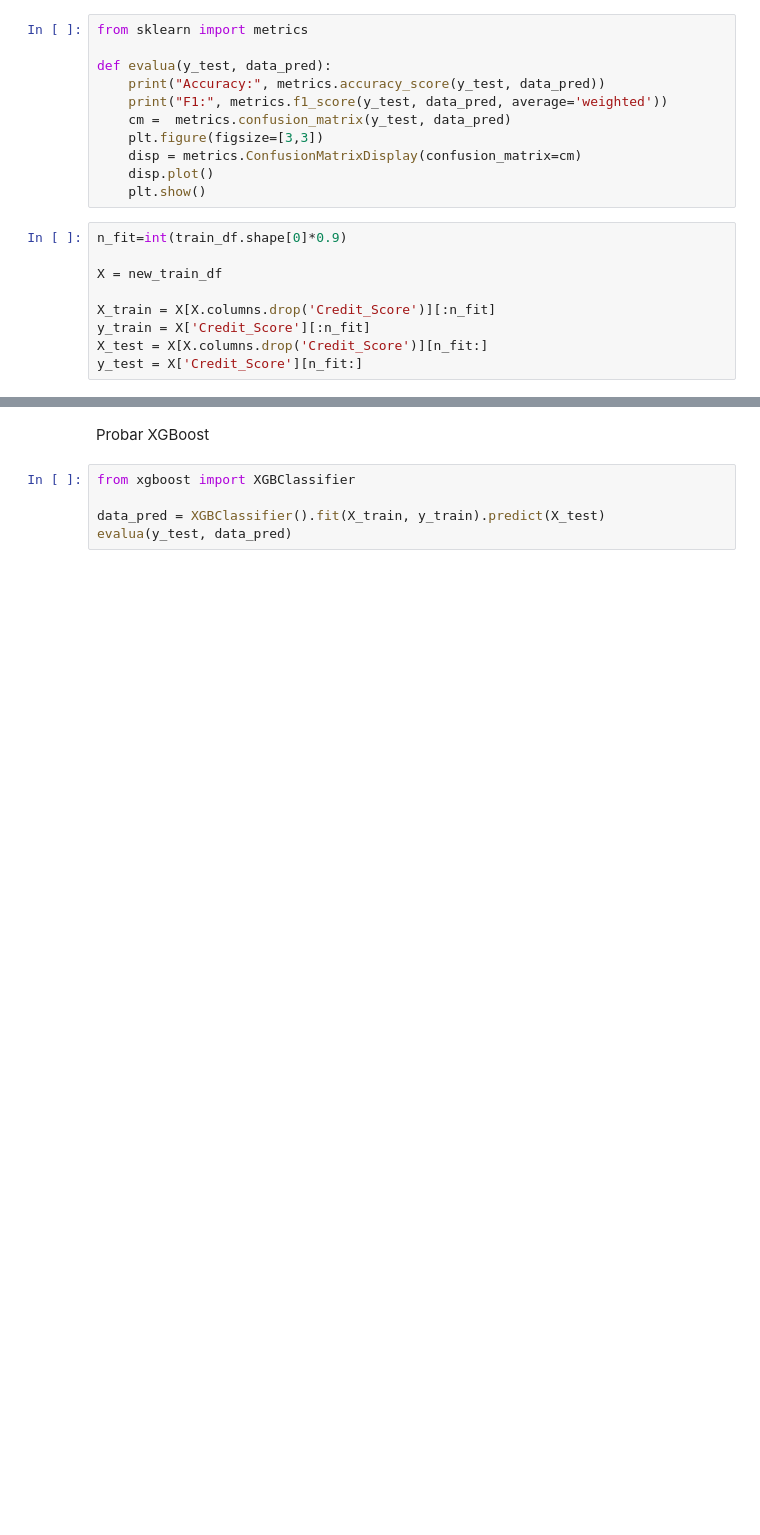
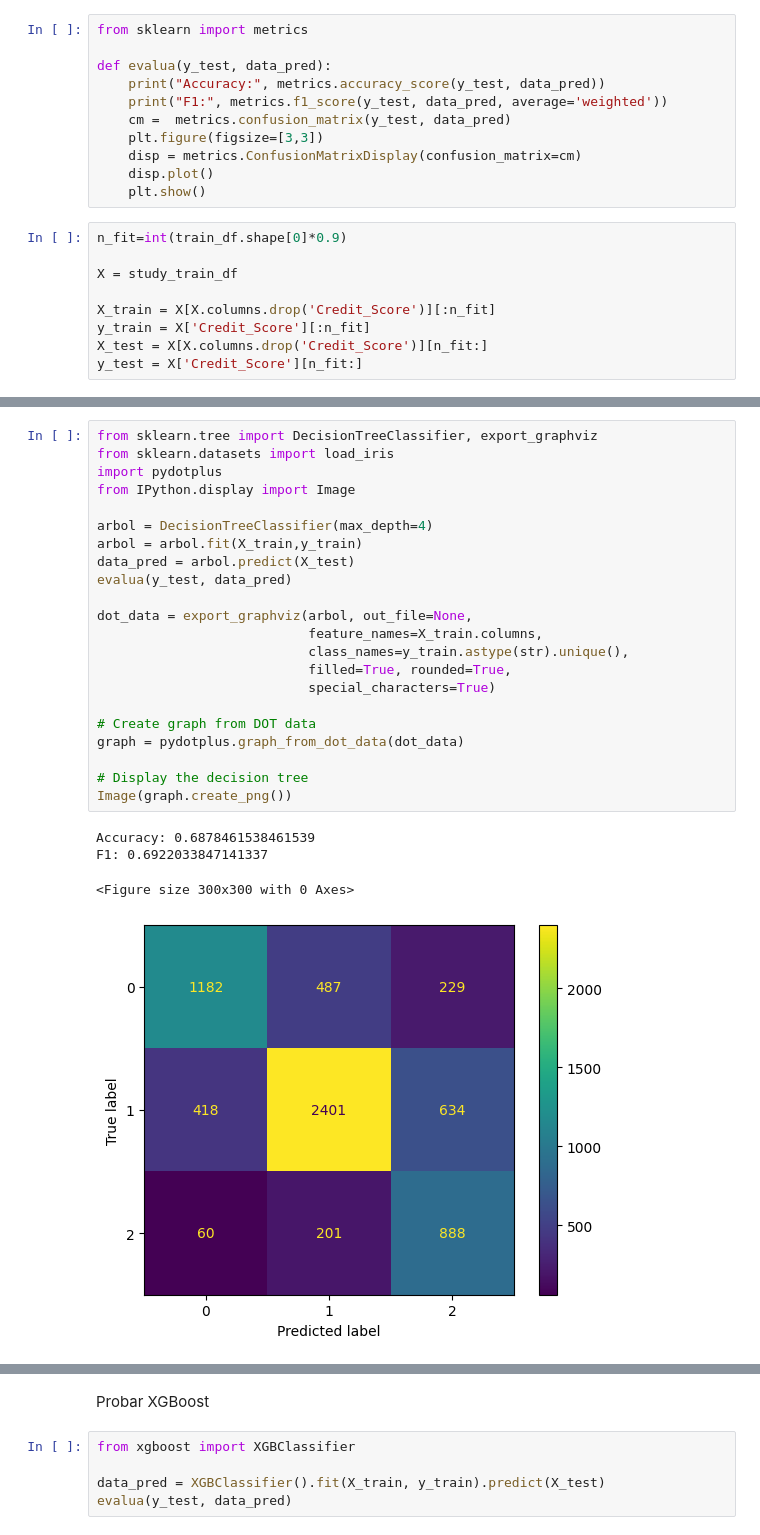
Before and after one commit to Sergio3d/CD-Core, a Jupyter notebook: tema 4/practica4_actualizada.ipynb, the cells around one changed output, grey strips where cells are left out. Saved outputs shown, nothing was run; the diff lists cells and outputs as text; blank space fills up the shorter version.

```diff
--- a/tema 4/practica4_actualizada.ipynb
+++ b/tema 4/practica4_actualizada.ipynb
@@ -257,7 +268,7 @@ def evalua(y_test, data_pred):
 # %%
 n_fit=int(train_df.shape[0]*0.9)
 
-X = new_train_df
+X = study_train_df
 
 X_train = X[X.columns.drop('Credit_Score')][:n_fit]
 y_train = X['Credit_Score'][:n_fit]
@@ -277,0 +289,27 @@ F1: 0.7347128293892475
+# %%
+from sklearn.tree import DecisionTreeClassifier, export_graphviz
+from sklearn.datasets import load_iris
+import pydotplus
+from IPython.display import Image
+
+arbol = DecisionTreeClassifier(max_depth=4)
+arbol = arbol.fit(X_train,y_train)
+data_pred = arbol.predict(X_test)
+evalua(y_test, data_pred)
+
+dot_data = export_graphviz(arbol, out_file=None,
+                           feature_names=X_train.columns,
+                           class_names=y_train.astype(str).unique(),
+                           filled=True, rounded=True,
+                           special_characters=True)
+
+# Create graph from DOT data
+graph = pydotplus.graph_from_dot_data(dot_data)
+
+# Display the decision tree
+Image(graph.create_png())
+# %% [output]
+Accuracy: 0.6878461538461539
+F1: 0.6922033847141337
+<Figure size 300x300 with 0 Axes>
+[figure, added]
```
Also changed, not shown: parts of 10 cells of this notebook.
